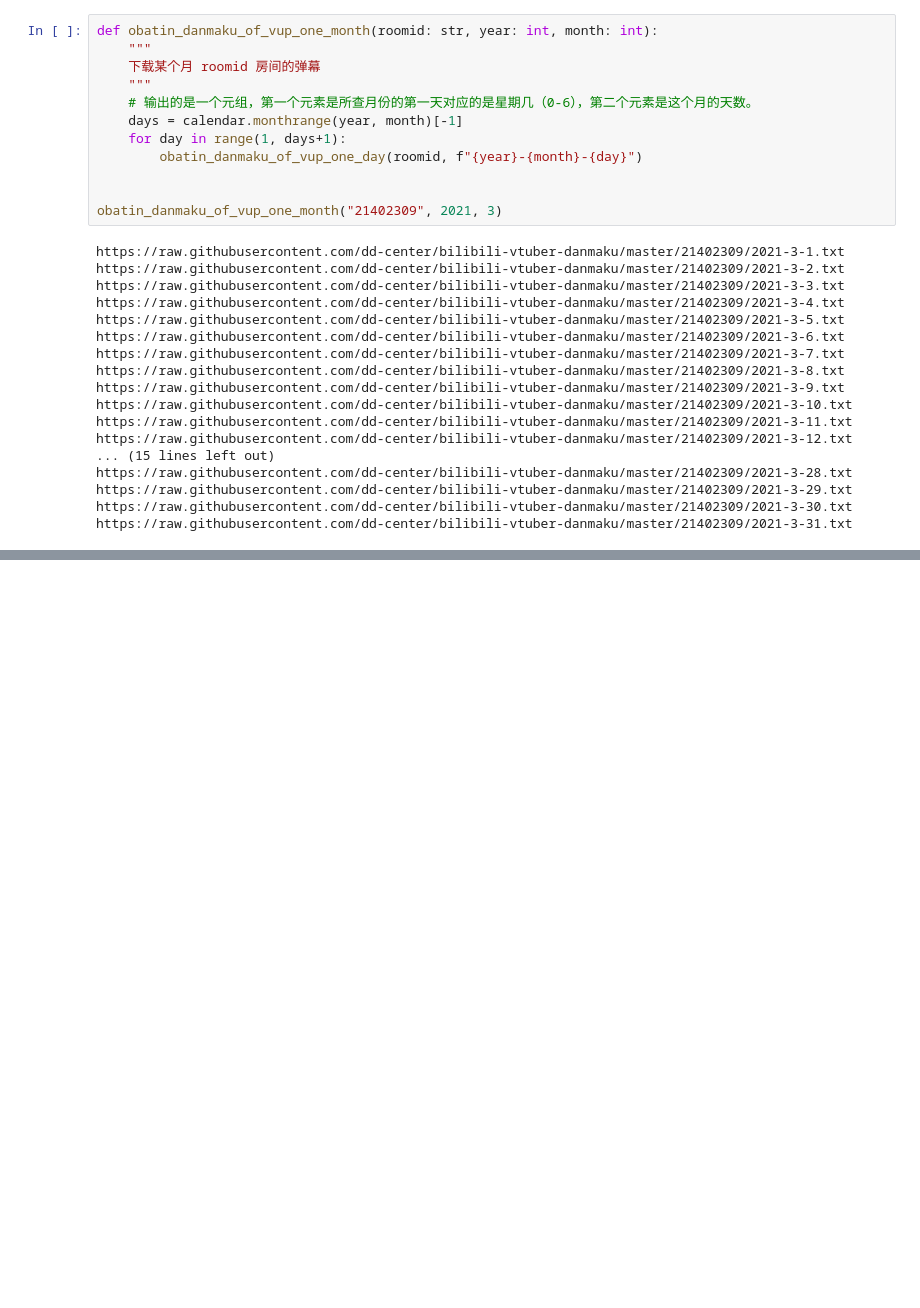
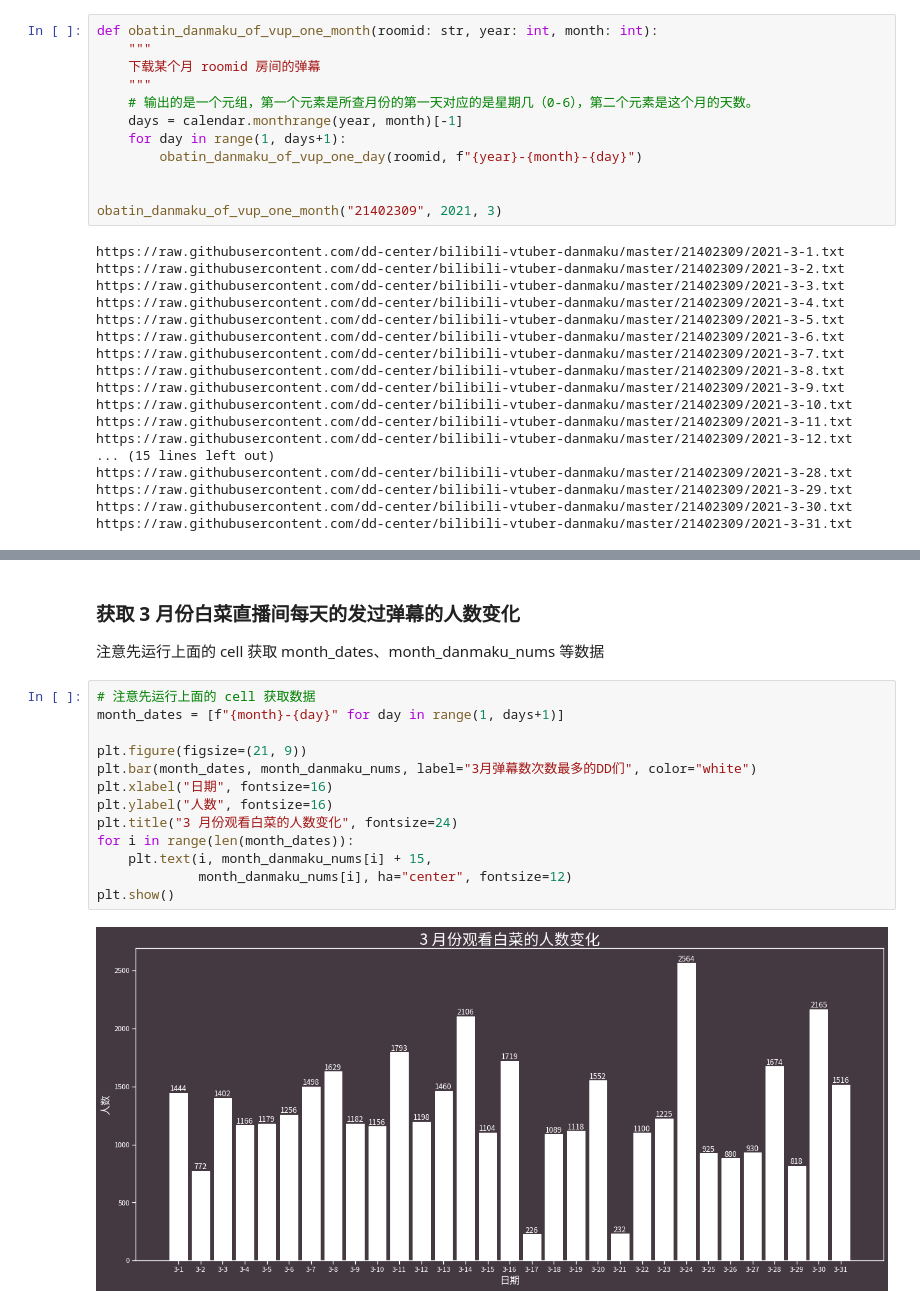
Before and after one commit to taseikyo/gachi, a Jupyter notebook: iamnotdd.ipynb, the cells around one changed output, grey strips where cells are left out. Cells and saved outputs as stored; diff of their text form; blank space fills up the shorter version.

```diff
--- a/iamnotdd.ipynb
+++ b/iamnotdd.ipynb
@@ -177,0 +192,19 @@ plt.show()
+# %% [markdown]
+### 获取 3 月份白菜直播间每天的发过弹幕的人数变化
+
+注意先运行上面的 cell 获取 month_dates、month_danmaku_nums 等数据
+# %%
+# 注意先运行上面的 cell 获取数据
+month_dates = [f"{month}-{day}" for day in range(1, days+1)]
+
+plt.figure(figsize=(21, 9))
+plt.bar(month_dates, month_danmaku_nums, label="3月弹幕数次数最多的DD们", color="white")
+plt.xlabel("日期", fontsize=16)
+plt.ylabel("人数", fontsize=16)
+plt.title("3 月份观看白菜的人数变化", fontsize=24)
+for i in range(len(month_dates)):
+    plt.text(i, month_danmaku_nums[i] + 15,
+             month_danmaku_nums[i], ha="center", fontsize=12)
+plt.show()
+# %% [output]
+[figure, added]
```
Also changed, not shown: parts of 6 cells of this notebook.
